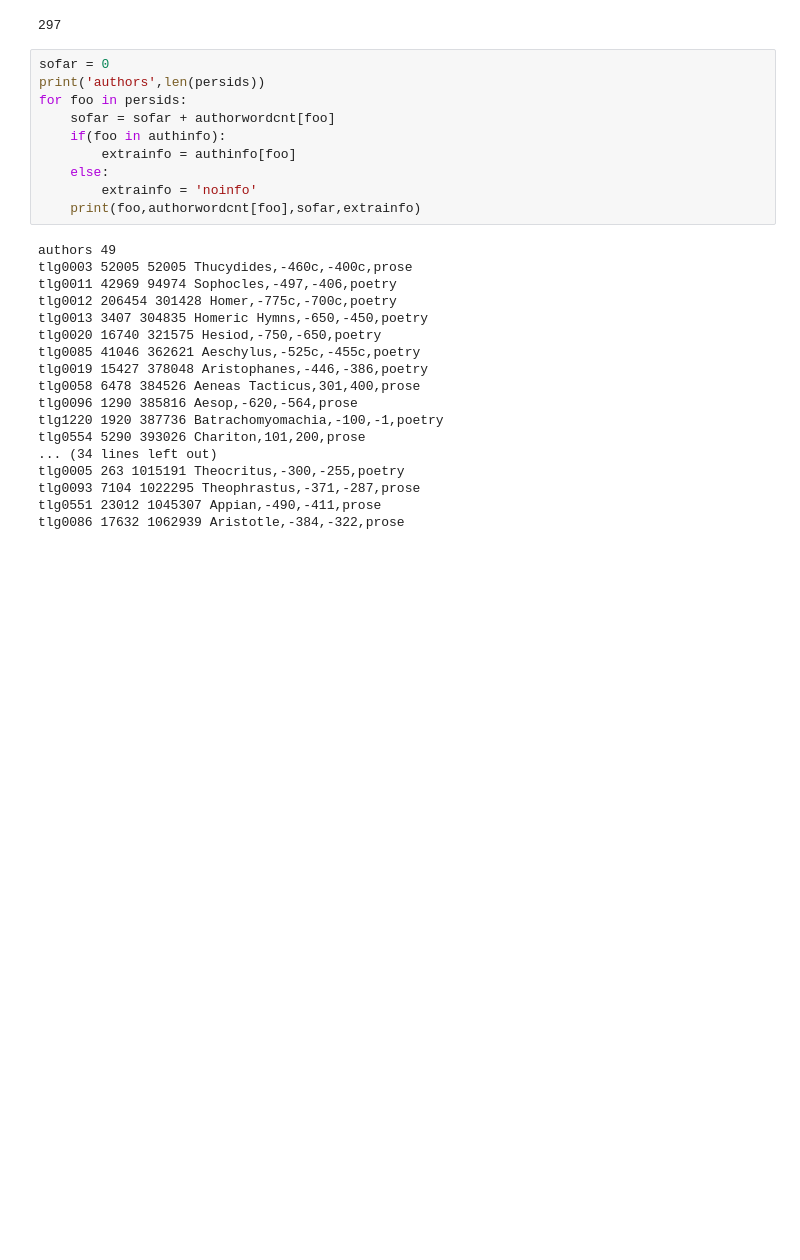
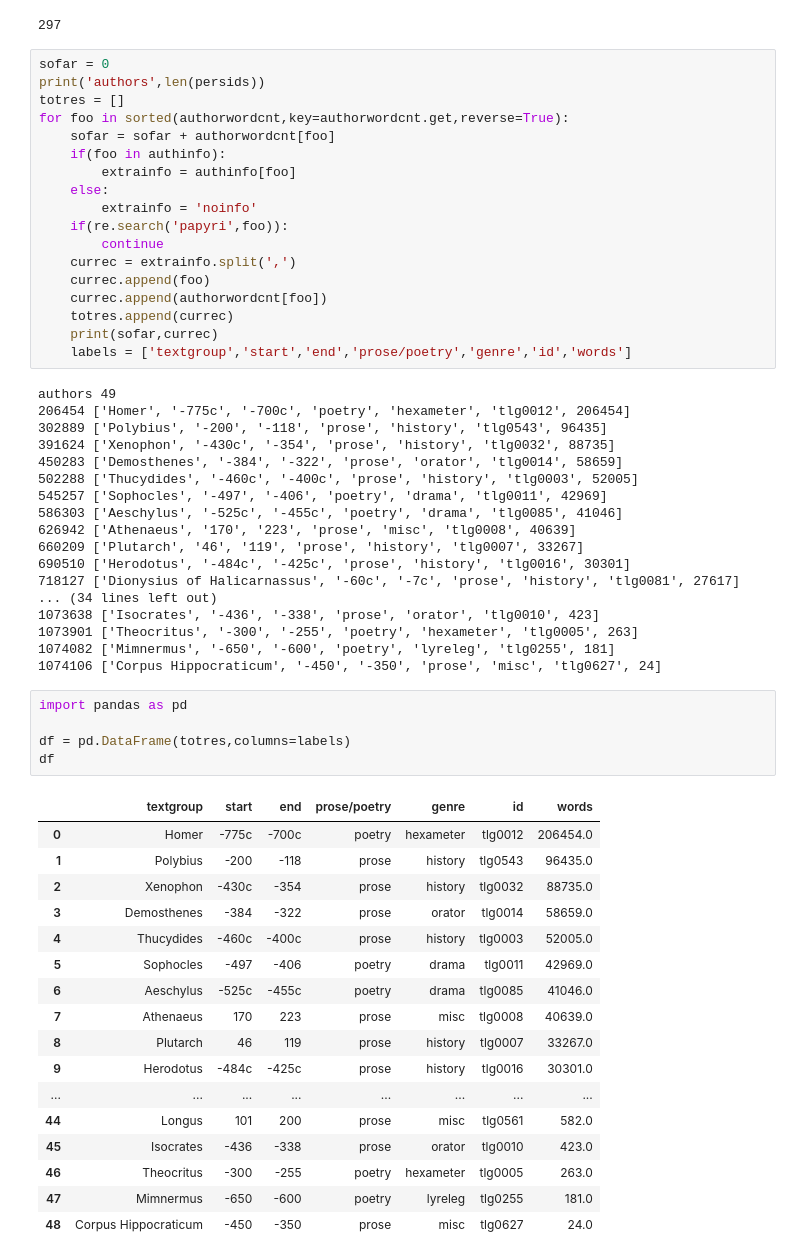
Before and after one commit to gregorycrane/perstreebanks, a Jupyter notebook: TreebankCounts.ipynb, the cells around one changed output. Cells and saved outputs as stored; diff of their text form; blank space fills up the shorter version.

```diff
--- a/TreebankCounts.ipynb
+++ b/TreebankCounts.ipynb
@@ -320,28 +320,59 @@ lemmalist['κεφαλή']
 # %%
 sofar = 0
 print('authors',len(persids))
-for foo in persids:
+totres = []
+for foo in sorted(authorwordcnt,key=authorwordcnt.get,reverse=True):
     sofar = sofar + authorwordcnt[foo]
     if(foo in authinfo):
         extrainfo = authinfo[foo]
     else:
         extrainfo = 'noinfo'
-    print(foo,authorwordcnt[foo],sofar,extrainfo)
+    if(re.search('papyri',foo)):
+        continue
+    currec = extrainfo.split(',')
+    currec.append(foo)
+    currec.append(authorwordcnt[foo])
+    totres.append(currec)
+    print(sofar,currec)
+    labels = ['textgroup','start','end','prose/poetry','genre','id','words']
 # %% [output]
 authors 49
-tlg0003 52005 52005 Thucydides,-460c,-400c,prose
-tlg0011 42969 94974 Sophocles,-497,-406,poetry
-tlg0012 206454 301428 Homer,-775c,-700c,poetry
-tlg0013 3407 304835 Homeric Hymns,-650,-450,poetry
-tlg0020 16740 321575 Hesiod,-750,-650,poetry
-tlg0085 41046 362621 Aeschylus,-525c,-455c,poetry
-tlg0019 15427 378048 Aristophanes,-446,-386,poetry
-tlg0058 6478 384526 Aeneas Tacticus,301,400,prose
-tlg0096 1290 385816 Aesop,-620,-564,prose
-tlg1220 1920 387736 Batrachomyomachia,-100,-1,poetry
-tlg0554 5290 393026 Chariton,101,200,prose
+206454 ['Homer', '-775c', '-700c', 'poetry', 'hexameter', 'tlg0012', 206454]
+302889 ['Polybius', '-200', '-118', 'prose', 'history', 'tlg0543', 96435]
+391624 ['Xenophon', '-430c', '-354', 'prose', 'history', 'tlg0032', 88735]
+450283 ['Demosthenes', '-384', '-322', 'prose', 'orator', 'tlg0014', 58659]
+502288 ['Thucydides', '-460c', '-400c', 'prose', 'history', 'tlg0003', 52005]
+545257 ['Sophocles', '-497', '-406', 'poetry', 'drama', 'tlg0011', 42969]
+586303 ['Aeschylus', '-525c', '-455c', 'poetry', 'drama', 'tlg0085', 41046]
+626942 ['Athenaeus', '170', '223', 'prose', 'misc', 'tlg0008', 40639]
+660209 ['Plutarch', '46', '119', 'prose', 'history', 'tlg0007', 33267]
+690510 ['Herodotus', '-484c', '-425c', 'prose', 'history', 'tlg0016', 30301]
+718127 ['Dionysius of Halicarnassus', '-60c', '-7c', 'prose', 'history', 'tlg0081', 27617]
 ... (34 lines left out)
-tlg0005 263 1015191 Theocritus,-300,-255,poetry
-tlg0093 7104 1022295 Theophrastus,-371,-287,prose
-tlg0551 23012 1045307 Appian,-490,-411,prose
-tlg0086 17632 1062939 Aristotle,-384,-322,prose
+1073638 ['Isocrates', '-436', '-338', 'prose', 'orator', 'tlg0010', 423]
+1073901 ['Theocritus', '-300', '-255', 'poetry', 'hexameter', 'tlg0005', 263]
+1074082 ['Mimnermus', '-650', '-600', 'poetry', 'lyreleg', 'tlg0255', 181]
+1074106 ['Corpus Hippocraticum', '-450', '-350', 'prose', 'misc', 'tlg0627', 24]
+# %%
+import pandas as pd
+
+df = pd.DataFrame(totres,columns=labels)
+df
+# %% [output]
+|  | textgroup | start | end | prose/poetry | genre | id | words |
+| 0 | Homer | -775c | -700c | poetry | hexameter | tlg0012 | 206454.0 |
+| 1 | Polybius | -200 | -118 | prose | history | tlg0543 | 96435.0 |
+| 2 | Xenophon | -430c | -354 | prose | history | tlg0032 | 88735.0 |
+| 3 | Demosthenes | -384 | -322 | prose | orator | tlg0014 | 58659.0 |
+| 4 | Thucydides | -460c | -400c | prose | history | tlg0003 | 52005.0 |
+| 5 | Sophocles | -497 | -406 | poetry | drama | tlg0011 | 42969.0 |
+| 6 | Aeschylus | -525c | -455c | poetry | drama | tlg0085 | 41046.0 |
+| 7 | Athenaeus | 170 | 223 | prose | misc | tlg0008 | 40639.0 |
+| 8 | Plutarch | 46 | 119 | prose | history | tlg0007 | 33267.0 |
+| 9 | Herodotus | -484c | -425c | prose | history | tlg0016 | 30301.0 |
+| ... | ... | ... | ... | ... | ... | ... | ... |
+| 44 | Longus | 101 | 200 | prose | misc | tlg0561 | 582.0 |
+| 45 | Isocrates | -436 | -338 | prose | orator | tlg0010 | 423.0 |
+| 46 | Theocritus | -300 | -255 | poetry | hexameter | tlg0005 | 263.0 |
+| 47 | Mimnermus | -650 | -600 | poetry | lyreleg | tlg0255 | 181.0 |
+| 48 | Corpus Hippocraticum | -450 | -350 | prose | misc | tlg0627 | 24.0 |
```
Also changed, not shown: parts of 3 cells of this notebook.
